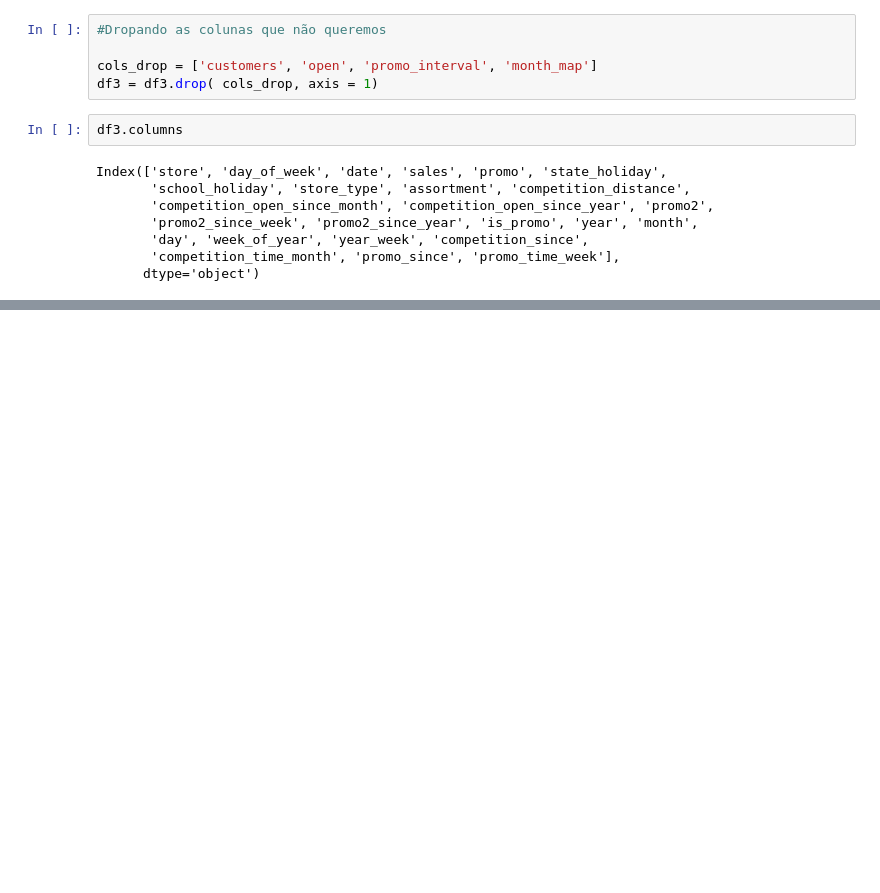
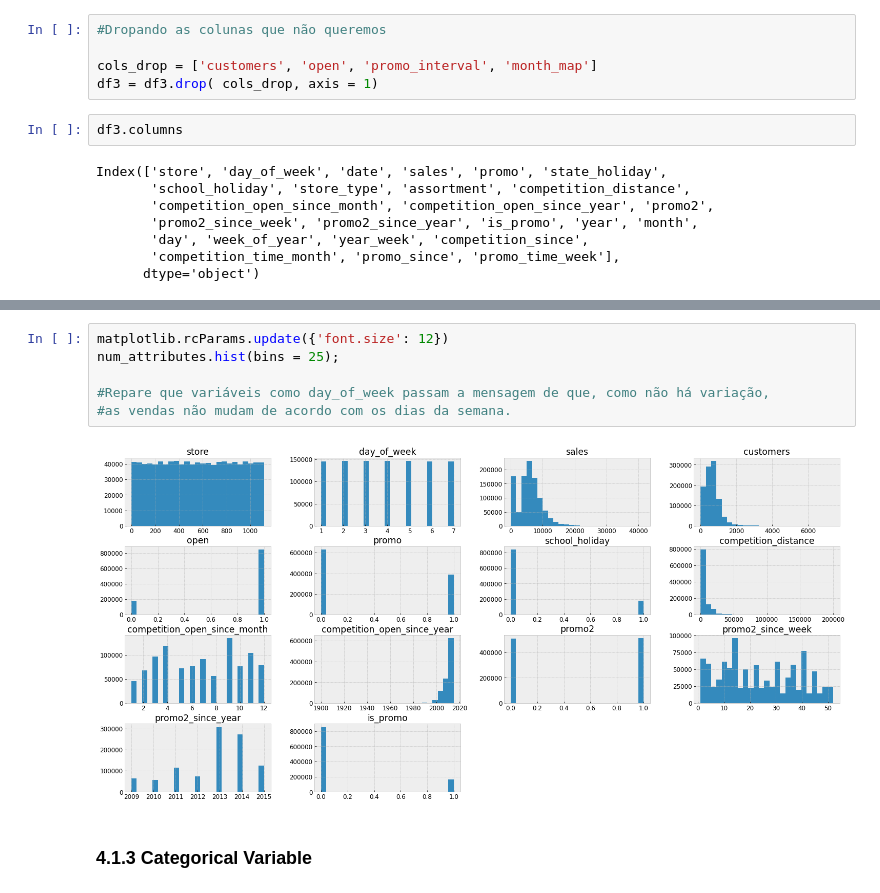
Before and after one commit to GuilhermeRuy97/Data-Science-em-Producao-Meigarom, a Jupyter notebook: data_science_em_producao.ipynb, the cells around one changed output, grey strips where cells are left out. Saved outputs shown, nothing was run; the diff lists cells and outputs as text; blank space fills up the shorter version.

```diff
--- a/data_science_em_producao.ipynb
+++ b/data_science_em_producao.ipynb
@@ -583,0 +611,10 @@ Index(['store', 'day_of_week', 'date', 'sales', 'promo', 'state_holiday',
+# %%
+matplotlib.rcParams.update({'font.size': 12})
+num_attributes.hist(bins = 25);
+
+#Repare que variáveis como day_of_week passam a mensagem de que, como não há variação,
+#as vendas não mudam de acordo com os dias da semana.
+# %% [output]
+[figure, added]
+# %% [markdown]
+### 4.1.3 Categorical Variable
```
Also changed, not shown: parts of 15 cells of this notebook.
